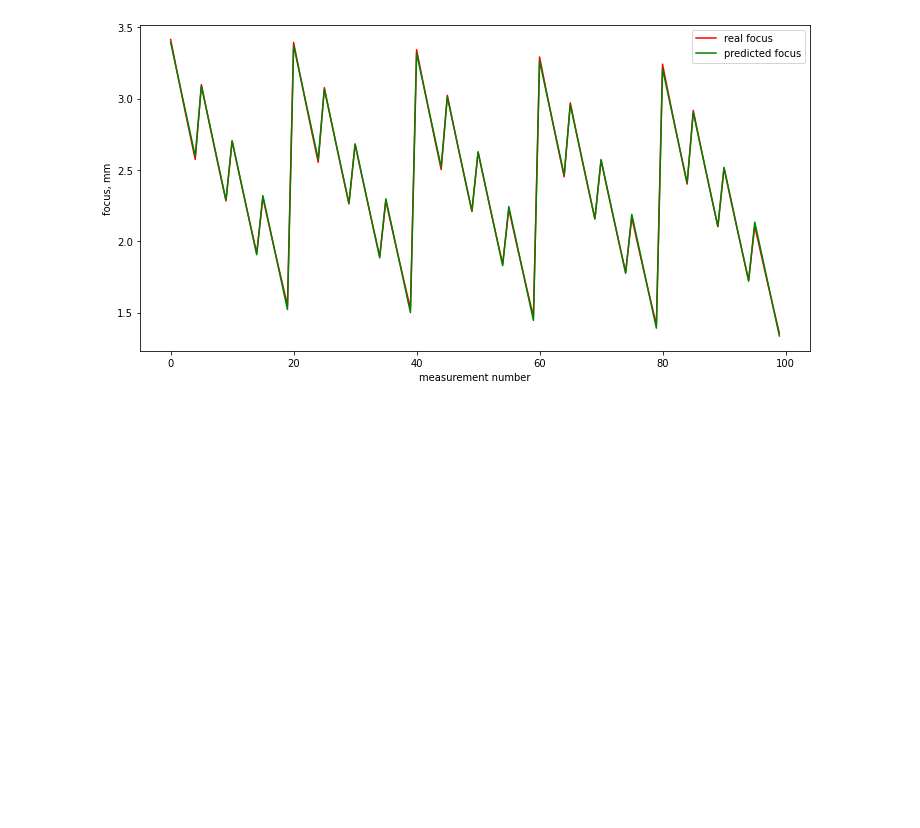
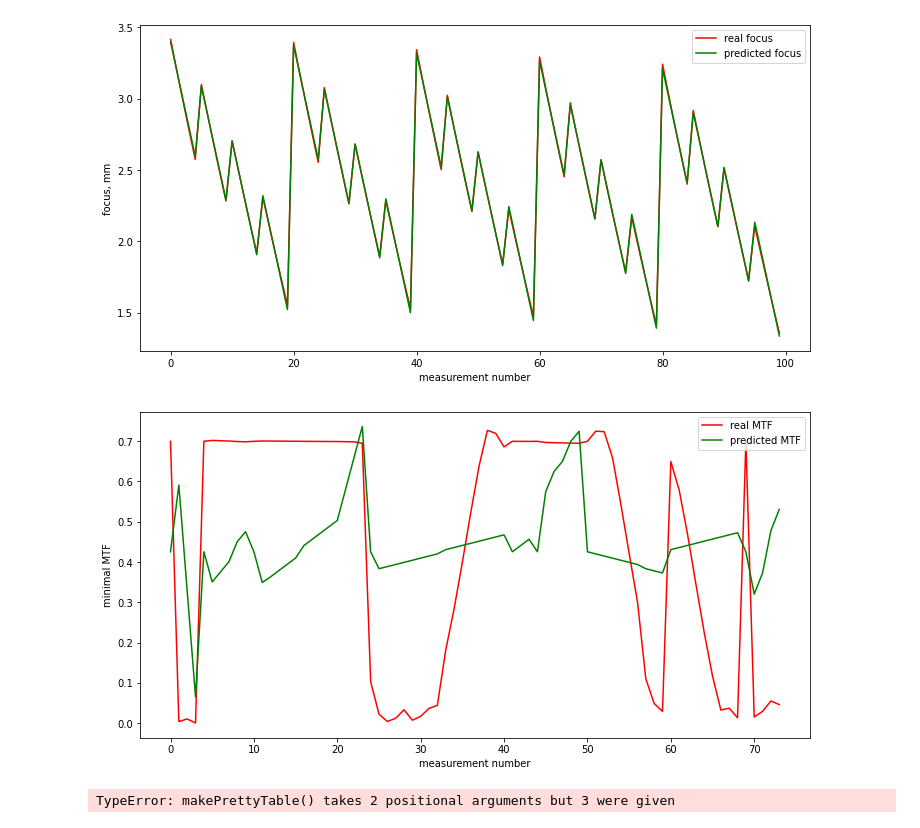
Before and after one commit to MariaKlimova/hyperspectrometer-drones, a Jupyter notebook: tolerance/tolerance analysis ZOS.ipynb, the cells around one changed output. Cells and saved outputs as stored; diff of their text form; code cells hidden in the pictures; blank space fills up the shorter version.

```diff
--- a/tolerance/tolerance analysis ZOS.ipynb
+++ b/tolerance/tolerance analysis ZOS.ipynb
@@ -25,7 +27,6 @@ class ThicknessesAnalysis(DataSet):
             self.data = self.data + json.load(read_file)
             self.x = [[float(el['th1']),float(el['th2']), float(el['th3'])] for el in self.data]
     def learn_MTF(self):
-        #print(self.x)
         self.MTF = [float(el['min_MTF']) for el in self.data]
         self.MTFModel = LinearRegression()
         self.MTFModel.fit(self.x, self.MTF)
@@ -49,7 +50,7 @@ class ThicknessesAnalysis(DataSet):
         columns.append([round(el['real'],2) for el in self.MTF_real_pred])
         columns.append([round(el['predicted'],2) for el in self.MTF_real_pred])
         labels = ['1 зазор, мм','2 зазор, мм','3 зазор, мм', 'Худший ФПМ (измеренный)','Худший ФПМ (предсказанный)', ]
-        Table1 = makePrettyTable(columns, labels)
+        Table1 = self.makePrettyTable(columns, labels)
         Table1.set_style(MARKDOWN)
         print(Table1)
     def print_MTF_real_pred_chart(self):
@@ -379,3 +380,6 @@ dec2.print_AstObl_real_pred_chart()
 thicknesses = ThicknessesAnalysis()
 thicknesses.addData('data/thicknesses.json')
 thicknesses.learn_all()
+# %%
+thicks_dif_files = os.listdir('data_diff')
+thicks_dif_files.pop(1)
@@ -382,3 +401,8 @@ thicknesses.learn_all()
+# %%
+thicknesses2 = ThicknessesAnalysis()
+for name in thicks_dif_files:
+    thicknesses2.addData('data_diff/'+name)
+thicknesses2.learn_all()
 # %%
 decenters = DecenteredAnalysis()
 decenters.addData('data/decentred_0_1_0_01.json')
@@ -429,3 +453,7 @@ decenters.print_RMS_real_pred_chart()
 thicknesses.print_focus_real_pred_chart()
 # %% [output]
 [figure]
+# %%
+thicknesses2.print_MTF_real_pred_chart()
+# %% [output]
+[figure, added]
@@ -431,0 +465,4 @@ thicknesses.print_focus_real_pred_chart()
+# %%
+thicknesses_diff_1.print_MTF_table()
+# %% [output]
+TypeError: makePrettyTable() takes 2 positional arguments but 3 were given
```
Also changed, not shown: parts of 5 cells of this notebook, 17 other files.
